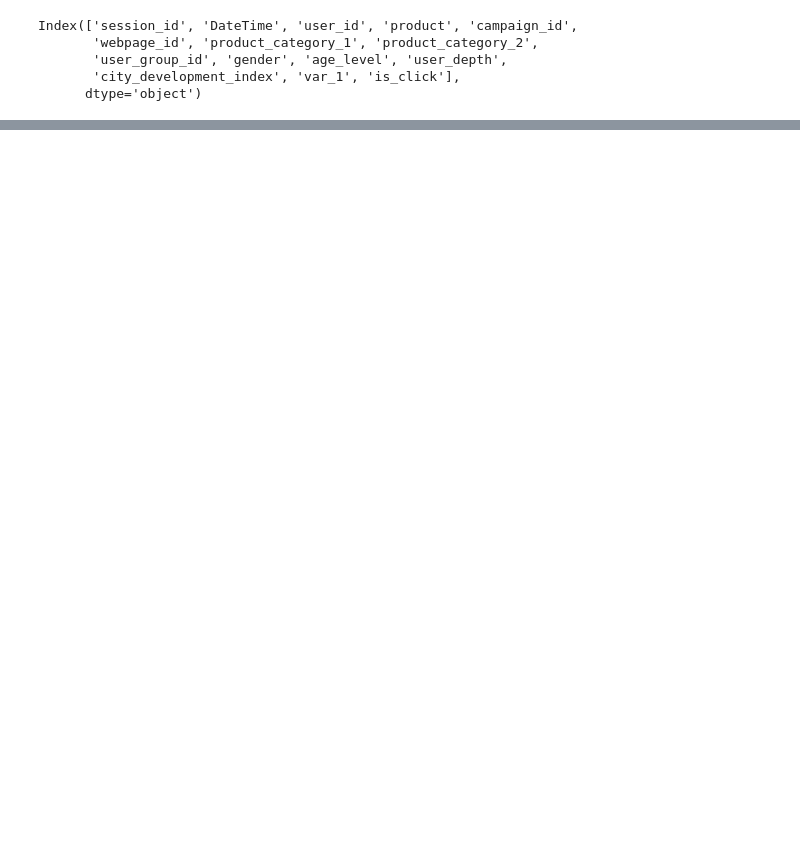
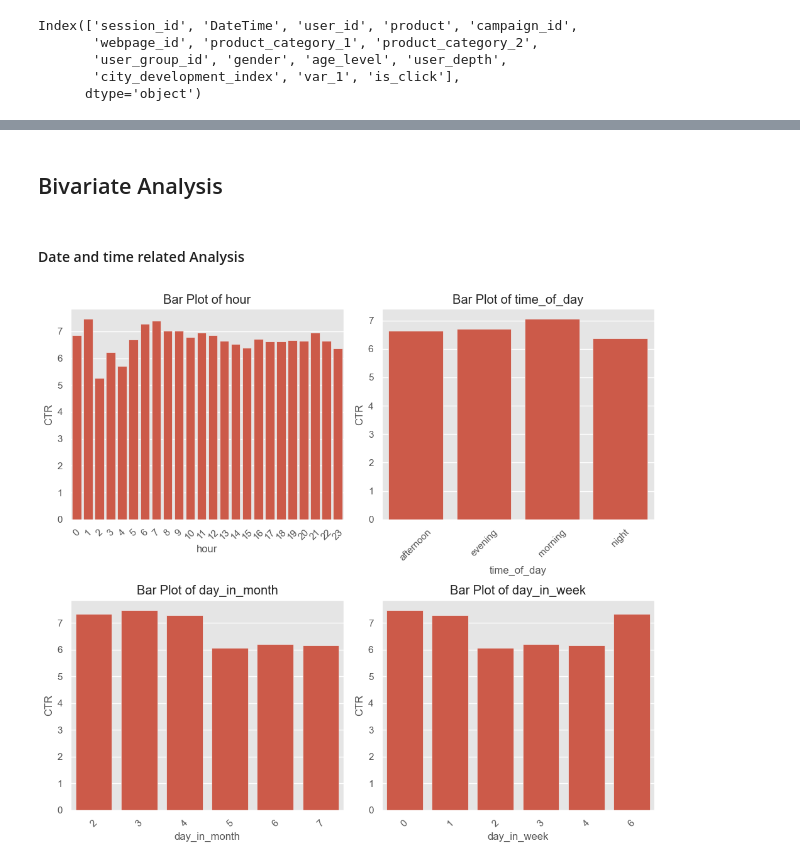
Before and after one commit to ManishDiddi/Scaler-AI-ML, a Jupyter notebook: Machine Learning/Supervised/Classification Project Ad Click/ad_click.ipynb, the cells around one changed output, grey strips where cells are left out. Cells and saved outputs as stored; diff of their text form; code cells hidden in the pictures; blank space fills up the shorter version.

```diff
--- a/Machine Learning/Supervised/Classification Project Ad Click/ad_click.ipynb
+++ b/Machine Learning/Supervised/Classification Project Ad Click/ad_click.ipynb
@@ -101,0 +290,34 @@ Name: count, dtype: int64
+# %% [markdown]
+## Bivariate Analysis
+# %% [markdown]
+#### Date and time related Analysis
+# %%
+def calculate_ctr(group):
+    clicks = group['is_click'].sum()
+    impressions = group['session_id'].count()
+    return np.round((clicks/impressions)*100,2)
+# %%
+def visualize_group_wise_ctr(df, groups,num_cols=2, size=(10,9)):
+    # Determine the number of columns and rows for subplots
+    num_rows = (len(groups) + 1) // num_cols  # Calculate the number of rows needed
+    fig, axes = plt.subplots(num_rows, num_cols, figsize=size)  # Adjust the figure size as needed
+    axes = axes.flatten()  # Flatten the 2D array of axes for easy iteration
+
+    # Iterate through categorical columns and create bar plots
+    for i, column in enumerate(groups):
+        ax = axes[i]
+        group_wise_ctr = df.groupby(column).apply(calculate_ctr).reset_index(name='CTR')
+        sns.barplot(data=group_wise_ctr, x=column,y='CTR', ax=ax)
+        ax.set_title(f'Bar Plot of {column}')
+        ax.set_xlabel(column)
+        ax.tick_params(axis='x', labelrotation=45)
+        ax.set_ylabel('CTR')
+
+    # Adjust the layout and display the plots
+    plt.tight_layout()
+    plt.show()
+# %%
+groups = ['hour','time_of_day','day_in_month','day_in_week']
+visualize_group_wise_ctr(df,groups)
+# %% [output]
+[figure, added]
```
Also changed, not shown: parts of 89 cells of this notebook, 22 other files.
